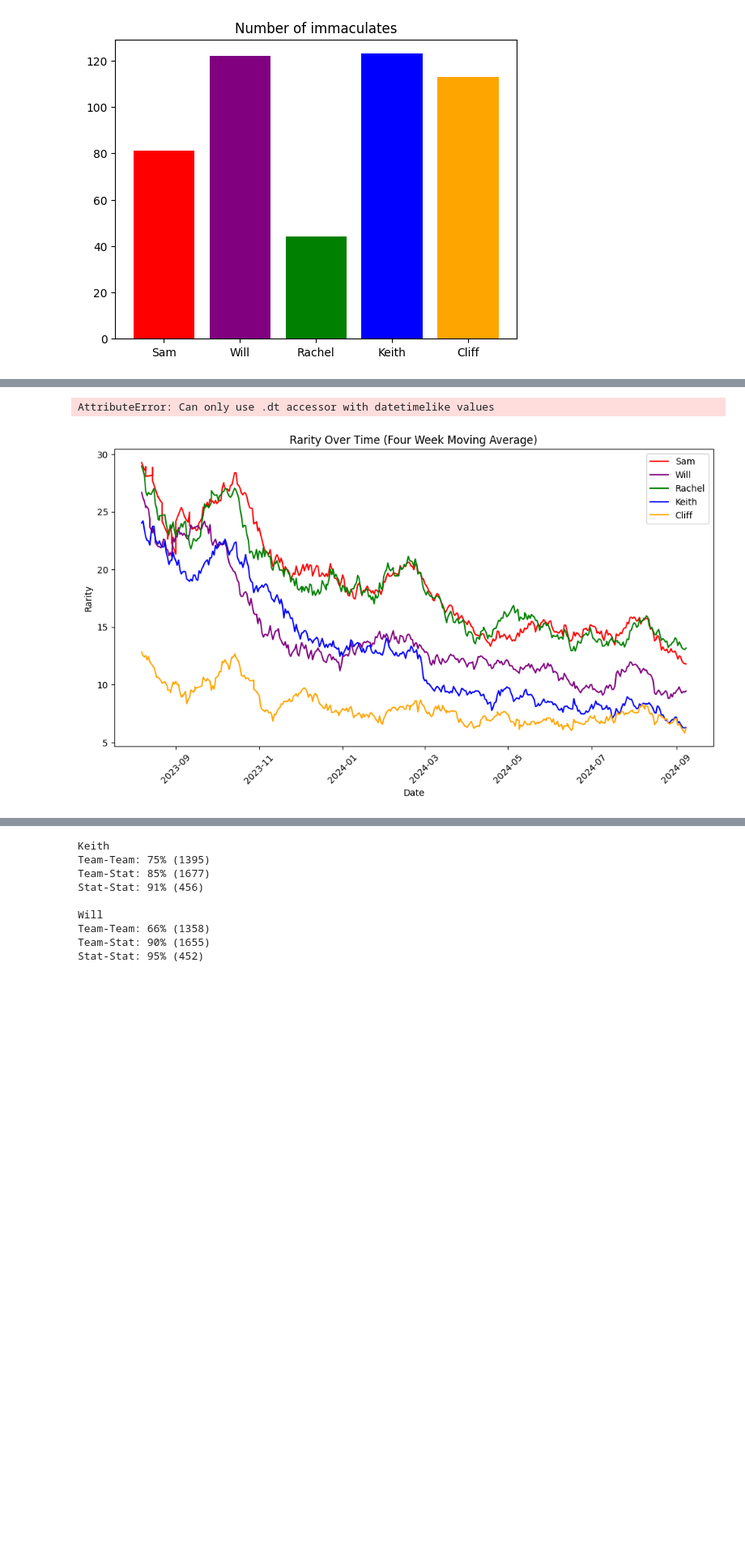
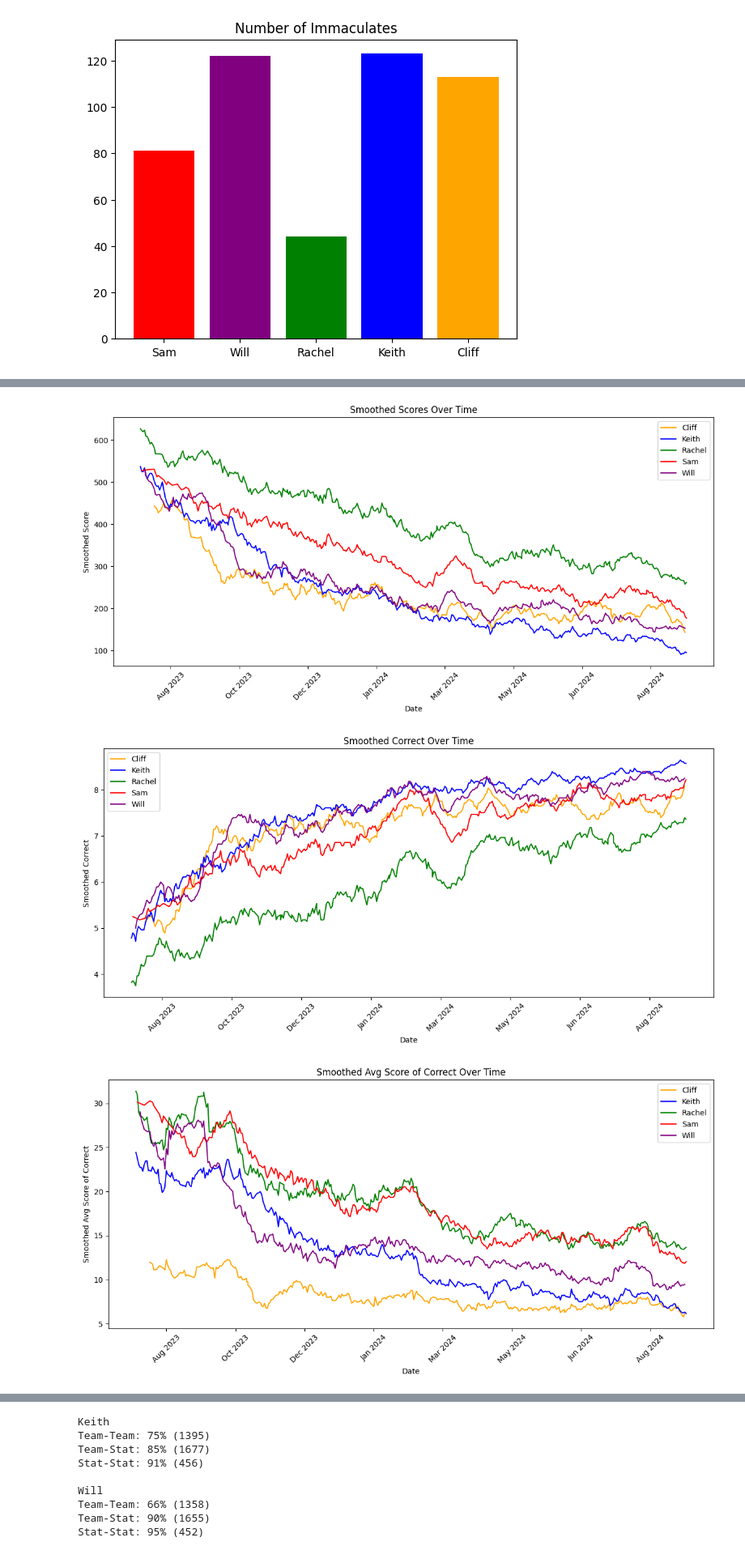
Before and after one commit to kgladstone/immaculate_grid_mlb_analysis, a Jupyter notebook: immaculate-grid-analysis.ipynb, the cells around one changed output, grey strips where cells are left out. Shown at 81% size. Drawn from its saved outputs; the diff is of its cells as text; code cells hidden in the pictures; blank space fills up the shorter version.

Commit message:
Update immaculate-grid-analysis.ipynb
key refactor updates

```diff
--- a/immaculate-grid-analysis.ipynb
+++ b/immaculate-grid-analysis.ipynb
@@ -41,9 +61,0 @@ plt.show()
-# %%
-# Graph average score
-average_score = []
-for person in texts:
-    data = [obj.score for obj in texts[person].values()]
-    average_score.append(sum(data) / len(data))
-plt.bar([person for person in texts], average_score, color=[COLOR_MAP[person] for person in texts])
-plt.title("Average score")
-plt.show()
@@ -77,7 +87,7 @@ for i, person in enumerate(texts):
     axs[i].bar(range(0, 10), distribution, color=COLOR_MAP[person])
     axs[i].set_xticks(range(0, 10))
     axs[i].set_title(person)
-    axs[i].set_ylim(0, top_bar)
+    axs[i].set_ylim(0, 1.1*top_bar)
 
 # Hide the last subplot if it is not used
 if len(texts) < 6:
@@ -91,13 +127,12 @@ plt.show()
 # %%
-average_rarity = []
-for person in texts:
-    total_correct_scores = 0
-    total_correct = 0
-    for obj in texts[person].values():
-        total_correct_scores += obj.score - (100 * (9 - obj.correct))
-        total_correct += obj.correct
-    average_rarity.append(total_correct_scores / total_correct)
-plt.bar([person for person in texts], average_rarity, color=[COLOR_MAP[person] for person in texts])
-plt.title("Average rarity")
+# Graph average rarity of correct s
+title = "Average Rarity of Correct Square"
+analysis_summary = analysis_df.groupby('name')['average_score_of_correct'].mean().reset_index()
+
+plt.bar(
+    analysis_summary.name,
+    analysis_summary.average_score_of_correct,
+    color=[COLOR_MAP[person] for person in analysis_summary.name])
+plt.title(title)
 plt.show()
 # %% [output]
@@ -255,8 +224,9 @@ def plot_smoothed_scores(output_table, title, ylabel):
 # %%
-# # Usage for Rarity Plot
-output_table_rarity = calculate_smoothed_scores(texts, current_grid_number)
-output_table_rarity['Date'] = pd.to_datetime(output_table_rarity['Date']).dt.date  # Keep only the date part
-plot_smoothed_scores(output_table_rarity, "Rarity Over Time (Four Week Moving Average)", "Rarity")
+# Plot each metric separately
+plot_smoothed_metrics(smoothed_metrics_df, 'smoothed_score', "Smoothed Scores Over Time", "Smoothed Score")
+plot_smoothed_metrics(smoothed_metrics_df, 'smoothed_correct', "Smoothed Correct Over Time", "Smoothed Correct")
+plot_smoothed_metrics(smoothed_metrics_df, 'smoothed_avg_score', "Smoothed Avg Score of Correct Over Time", "Smoothed Avg Score of Correct")
 # %% [output]
-AttributeError: Can only use .dt accessor with datetimelike values
-[figure, old version]
+[figure, new version]
+[figure, added]
+[figure, added]
```
Also changed, not shown: parts of 12 cells of this notebook.
